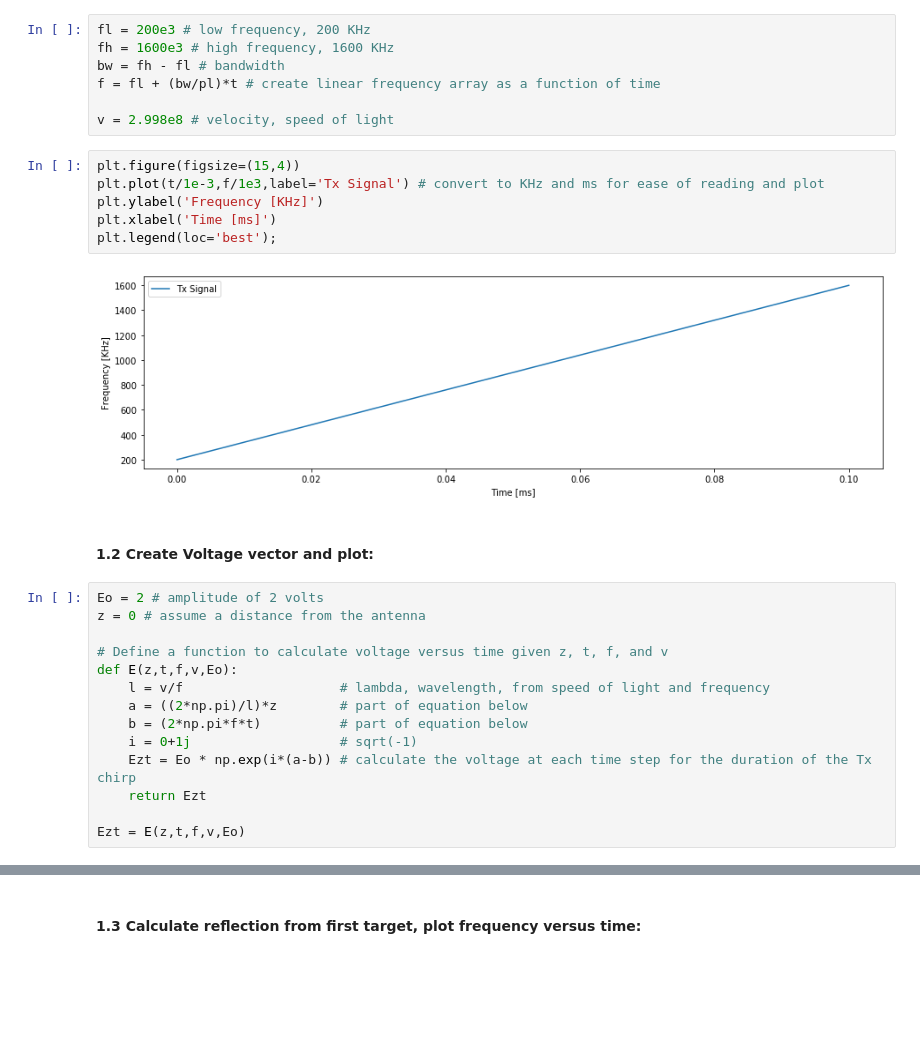
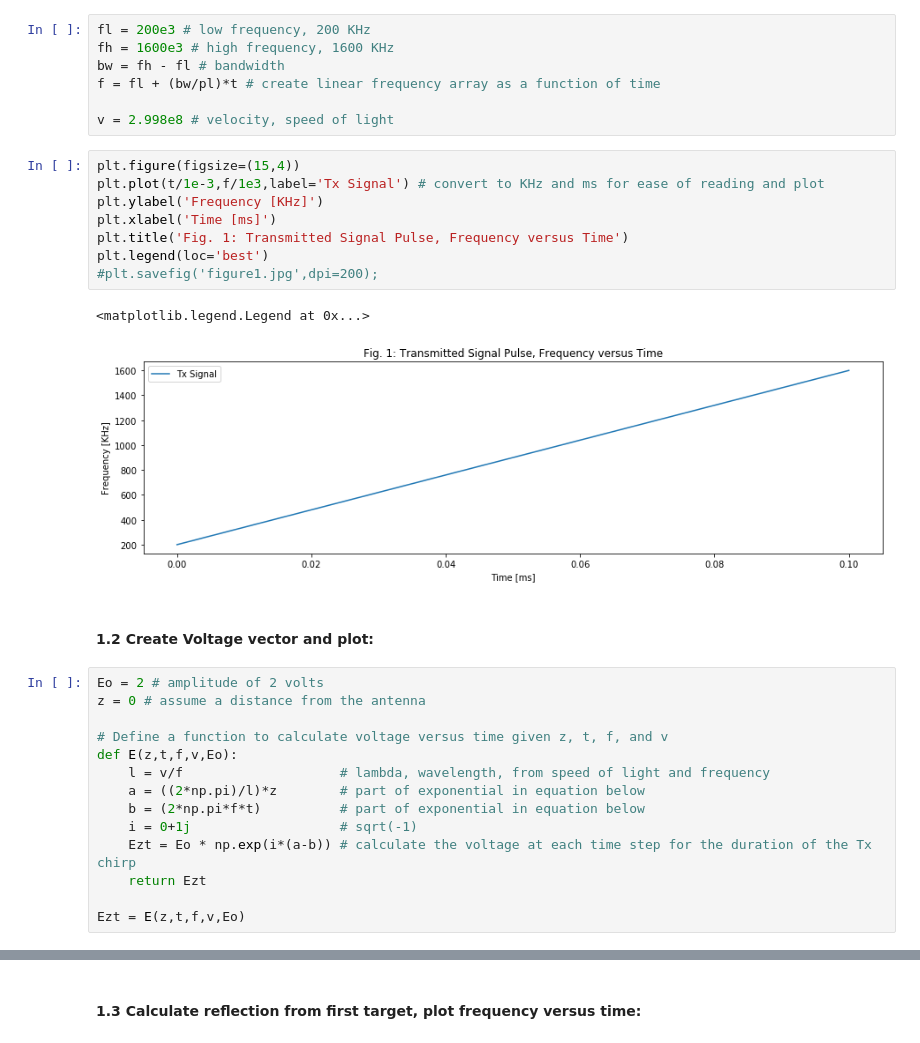
Before and after one commit to spestana/microwave-rs, a Jupyter notebook: Homework1.ipynb, the cells around one changed output, grey strips where cells are left out. Saved outputs shown, nothing was run; the diff lists cells and outputs as text; blank space fills up the shorter version.

```diff
--- a/Homework1.ipynb
+++ b/Homework1.ipynb
@@ -33,11 +37,14 @@ v = 2.998e8 # velocity, speed of light
 # %%
 plt.figure(figsize=(15,4))
 plt.plot(t/1e-3,f/1e3,label='Tx Signal') # convert to KHz and ms for ease of reading and plot
 plt.ylabel('Frequency [KHz]')
 plt.xlabel('Time [ms]')
-plt.legend(loc='best');
+plt.title('Fig. 1: Transmitted Signal Pulse, Frequency versus Time')
+plt.legend(loc='best')
+#plt.savefig('figure1.jpg',dpi=200);
 # %% [output]
+<matplotlib.legend.Legend at 0x...>
-[figure, old version]
+[figure, new version]
 # %% [markdown]
 #### 1.2 Create Voltage vector and plot:
 # %%
@@ -47,8 +54,8 @@ z = 0 # assume a distance from the antenna
 # Define a function to calculate voltage versus time given z, t, f, and v
 def E(z,t,f,v,Eo):
     l = v/f                    # lambda, wavelength, from speed of light and frequency
-    a = ((2*np.pi)/l)*z        # part of equation below
-    b = (2*np.pi*f*t)          # part of equation below
+    a = ((2*np.pi)/l)*z        # part of exponential in equation below
+    b = (2*np.pi*f*t)          # part of exponential in equation below
     i = 0+1j                   # sqrt(-1)
     Ezt = Eo * np.exp(i*(a-b)) # calculate the voltage at each time step for the duration of the Tx chirp
     return Ezt
```
Also changed, not shown: parts of 27 cells of this notebook.
